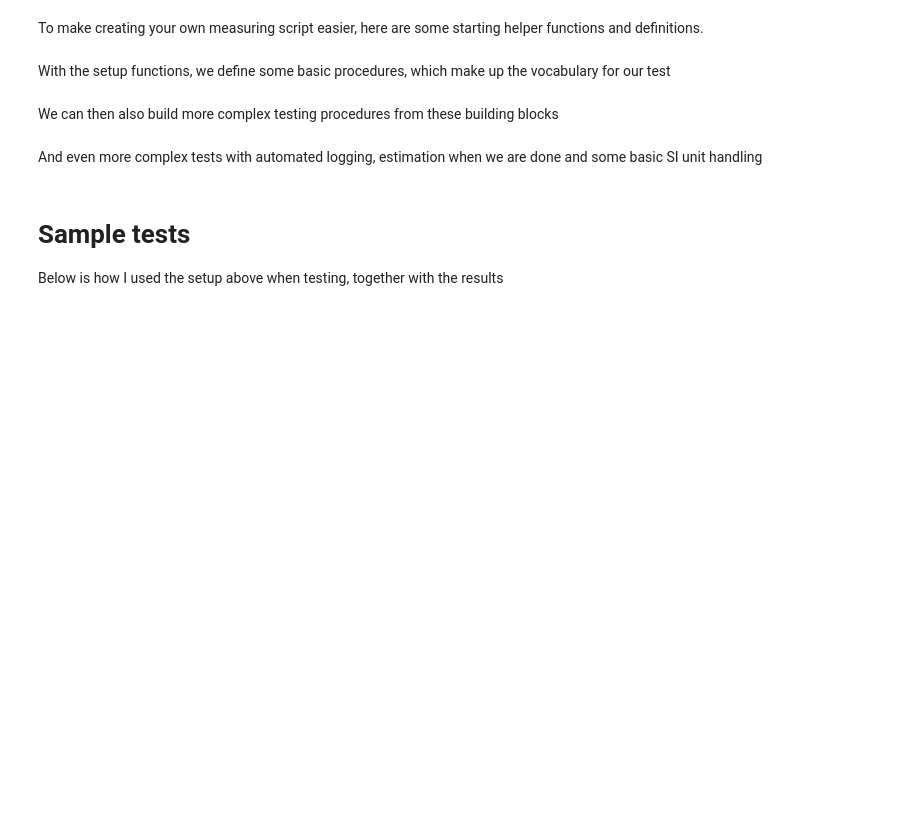
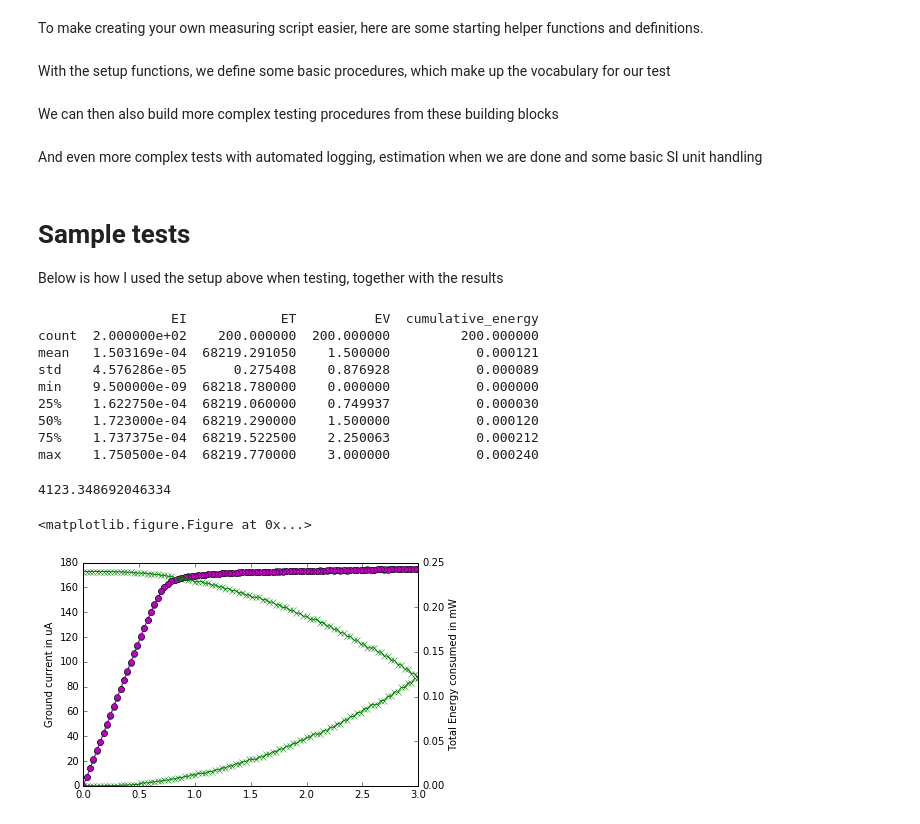
Before and after one commit to igor-krawczuk/agilentpyvisa, a Jupyter notebook: TestingToolbox.ipynb, the cells around one changed output. Cells and saved outputs as stored; diff of their text form; code cells hidden in the pictures; blank space fills up the shorter version.

```diff
--- a/TestingToolbox.ipynb
+++ b/TestingToolbox.ipynb
@@ -32,4 +32,15 @@ from agilentpyvisa.B1500 import *
 import logging
 exception_logger.setLevel(logging.INFO)
 write_logger.setLevel(logging.INFO)
-query_logger.setLevel(logging.WARN)
+query_logger.setLevel(logging.INFO)
+
+import os
+import os.path
+today=datetime.today().strftime("%Y-%m-%d")
+already_in = today in os.path.abspath(".")
+if not already_in and not os.path.exists(today):
+    os.mkdir(today)
+if not already_in:
+    os.chdir(today)
+print(os.path.abspath("."))
+SPGU_SELECTOR='SMU'
@@ -136,39 +172,46 @@ assert(get_Vsweep(0,1,50))  # start 0, stop 1, 50 steps
 With the setup functions, we define some basic procedures, which make up the vocabulary for our test
 # %%
 # base abstract procedures
-
+def add_energy(datum):
+    datum['cumulative_energy']=(datum['ET'].diff().fillna(0)*datum['EI']*datum['EV']).cumsum()
+    return datum
 def sweep(stop, steps, compliance=300e-6,start=0,mrange=MeasureRanges_I.full_auto,
           gate=1.85, plot=True, up='b',down='r', ground=SMU2, stats=True):
     """ Create and immediately perform a sweep, optionally plot the data and/or show statistics"""
     b15.set_SMUSPGU_selector(SMU_SPGU_port.Module_1_Output_1,SMU_SPGU_state.connect_relay_SMU)
+    global SPGU_SELECTOR
+    SPGU_SELECTOR='SMU'
     set_setup,set, _ ,ground_channel,gate_channel=get_Vsweep(start=start,stop=stop,steps=steps, compliance=compliance,
                                                                      measure_range=mrange,gate_voltage=gate, ground=ground)
     ret,out =b15.run_test(set_setup, force_wait=True, auto_read=True,force_new_setup=True)
     out,series_dict,raw =out
+    out=add_energy(out)
     if plot:
         plot_output(out, up=up,down=down)
     if stats:
         print(out.describe())
     return out
 
-def pulse(p_v, width, slope, gate=SMU3, gate_voltage=1.85,ground=SMU2,loadZ=1e6):
+def pulse(p_v, width, slope, gate=SMU3, gate_voltage=1.85,ground=SMU2,loadZ=1e6,count=1):
     reset_pulse_setup, reset_pulse,_,_,_= get_pulse(0,p_v,width,
                                                     lead_part=slope,trail_part=slope,gate=gate,gate_voltage=gate_voltage,
-                                                    ground=ground,loadZ=loadZ
+                                                    ground=ground,loadZ=loadZ,count=count
                                                    )
+    global SPGU_SELECTOR
+    SPGU_SELECTOR='SPGU'
     b15.set_SMUSPGU_selector(SMU_SPGU_port.Module_1_Output_1,SMU_SPGU_state.connect_relay_SPGU)
     b15.run_test(reset_pulse_setup,force_wait=True,force_new_setup=True)
-    b15.set_SMUSPGU_selector(SMU_SPGU_port.Module_1_Output_1,SMU_SPGU_state.connect_relay_SMU)
 
 
 
 # some more concrete cases, with the defaults we use initially
-def read(start=200e-6,stop=350e-6, steps=51,mrange=MeasureRanges_I.uA100_limited,
+def read(start=200e-6,stop=250e-6, steps=51,mrange=MeasureRanges_I.uA100_limited,
          gate=1.85, plot=True, print_R=True, stats=True):
     """
     A quick sweep to estimate the current Resistance of the DUT
     """
     out = sweep(start=start,stop=stop,steps=steps,mrange=mrange,gate=gate,plot=plot,stats=stats)
+    out.to_csv("{}_read.csv".format(datetime.now().strftime('%Y-%m-%d_%H-%M-%S')))
     return out
 
 def checkR(start=200e-6,stop=350e-6, steps=51,mrange=MeasureRanges_I.uA100_limited,  gate=1.85):
@@ -367,6 +325,20 @@ Below is how I used the setup above when testing, together with the results
 # %%
 form_sweep= plt.figure(figsize=[10,5])
 f=form(3,100,10e-3, mrange=MeasureRanges_I.uA10_limited,gate=1.9)
+f=add_energy(f)
 f.to_csv("{}_form_3V.csv".format(datetime.now().strftime('%Y-%m-%d_%H-%M-%S')))
 plt.autoscale()
 checkR()
+# %% [output]
+                 EI            ET          EV  cumulative_energy
+count  2.000000e+02    200.000000  200.000000         200.000000
+mean   1.503169e-04  68219.291050    1.500000           0.000121
+std    4.576286e-05      0.275408    0.876928           0.000089
+min    9.500000e-09  68218.780000    0.000000           0.000000
+25%    1.622750e-04  68219.060000    0.749937           0.000030
+50%    1.723000e-04  68219.290000    1.500000           0.000120
+75%    1.737375e-04  68219.522500    2.250063           0.000212
+max    1.750500e-04  68219.770000    3.000000           0.000240
+4123.348692046334
+<matplotlib.figure.Figure at 0x...>
+[figure, added]
```
Also changed, not shown: parts of 26 cells of this notebook, 5 other files.
